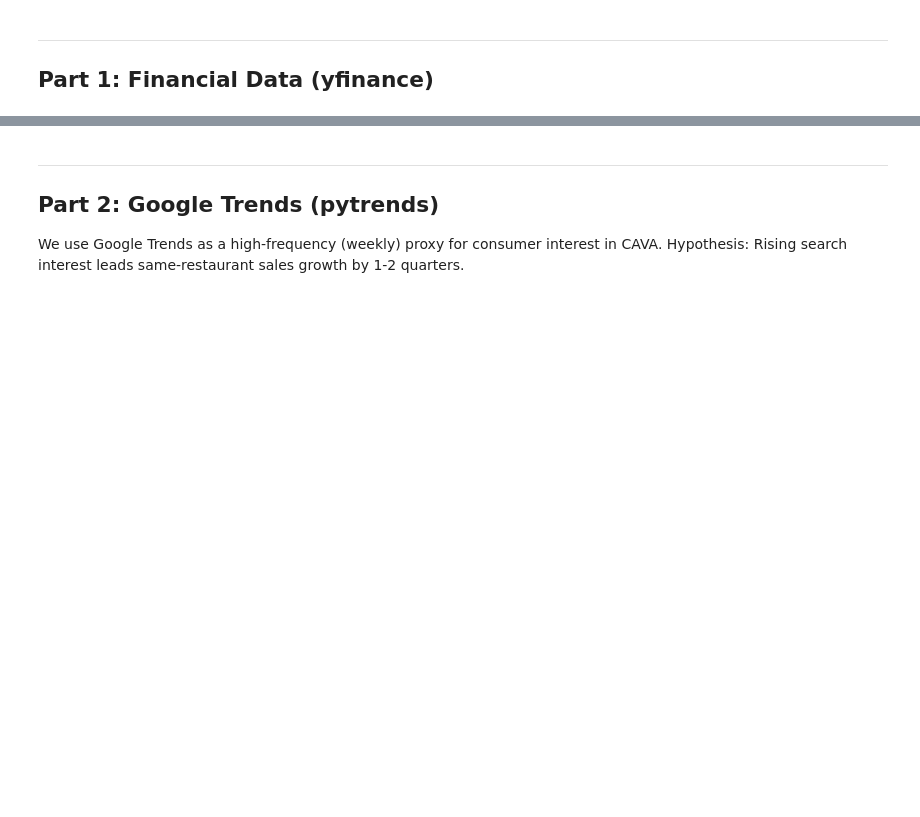
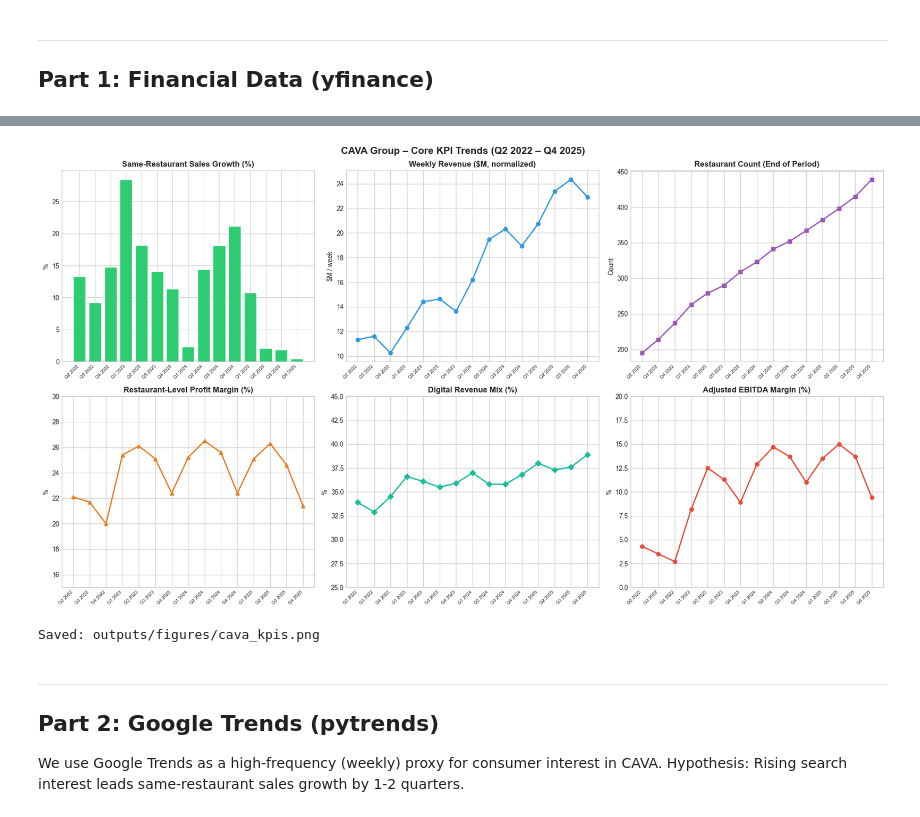
Before and after one commit to zhangsu0528/Cava_Investment_Analysis, a Jupyter notebook: data_preprocessing/00_data_collection.ipynb, the cells around one changed output, grey strips where cells are left out. Saved outputs shown, nothing was run; the diff lists cells and outputs as text; code cells hidden in the pictures; blank space fills up the shorter version.

Commit message:
complete CAVA investment analysis

```diff
--- a/data_preprocessing/00_data_collection.ipynb
+++ b/data_preprocessing/00_data_collection.ipynb
@@ -102,43 +168,75 @@ q_df
 # %%
-# --- 1C: Visualize core KPIs ---
-fig, axes = plt.subplots(2, 2, figsize=(14, 9))
-fig.suptitle('CAVA Group – Core KPI Trends', fontsize=15, fontweight='bold', y=1.01)
+BASE_DIR = '/Users/zhangsu/Cava_Investment_Analysis'
+FIGURES_DIR = os.path.join(BASE_DIR, 'outputs', 'figures')
+os.makedirs(FIGURES_DIR, exist_ok=True)
+
+# Visualize core KPIs
+fig, axes = plt.subplots(2, 3, figsize=(18, 10))
+fig.suptitle('CAVA Group – Core KPI Trends (Q2 2022 – Q4 2025)', fontsize=15, fontweight='bold')
+
+x = range(len(q_df))
+labels = q_df['quarter']
 
 # SSSG
 ax = axes[0, 0]
 colors = ['#e74c3c' if v < 0 else '#2ecc71' for v in q_df['sssg_pct']]
-ax.bar(q_df['quarter'], q_df['sssg_pct'], color=colors, edgecolor='white')
+ax.bar(x, q_df['sssg_pct'], color=colors, edgecolor='white')
 ax.axhline(0, color='black', linewidth=0.8)
 ax.set_title('Same-Restaurant Sales Growth (%)', fontweight='bold')
-ax.tick_params(axis='x', rotation=45)
+ax.set_xticks(x)
+ax.set_xticklabels(labels, rotation=45, ha='right', fontsize=7)
 ax.set_ylabel('%')
 
-# Revenue
+# Weekly Revenue (normalized)
 ax = axes[0, 1]
-ax.plot(q_df['quarter'], q_df['revenue_m'], marker='o', color='#3498db', linewidth=2)
-ax.set_title('Quarterly Revenue ($M)', fontweight='bold')
-ax.tick_params(axis='x', rotation=45)
-ax.set_ylabel('$M')
+ax.plot(x, q_df['weekly_revenue_m'], marker='o', color='#3498db', linewidth=2)
+ax.set_title('Weekly Revenue ($M, normalized)', fontweight='bold')
+ax.set_xticks(x)
+ax.set_xticklabels(labels, rotation=45, ha='right', fontsize=7)
+ax.set_ylabel('$M / week')
 
 # Restaurant Count
-ax = axes[1, 0]
-ax.plot(q_df['quarter'], q_df['restaurant_count'], marker='s', color='#9b59b6', linewidth=2)
+ax = axes[0, 2]
+ax.plot(x, q_df['restaurant_count'], marker='s', color='#9b59b6', linewidth=2)
 ax.set_title('Restaurant Count (End of Period)', fontweight='bold')
-ax.tick_params(axis='x', rotation=45)
+ax.set_xticks(x)
+ax.set_xticklabels(labels, rotation=45, ha='right', fontsize=7)
 ax.set_ylabel('Count')
 
 # Restaurant Margin
-ax = axes[1, 1]
-ax.plot(q_df['quarter'], q_df['restaurant_margin_pct'], marker='^', color='#e67e22', linewidth=2)
+ax = axes[1, 0]
+ax.plot(x, q_df['restaurant_margin_pct'], marker='^', color='#e67e22', linewidth=2)
 ax.set_title('Restaurant-Level Profit Margin (%)', fontweight='bold')
-ax.tick_params(axis='x', rotation=45)
+ax.set_xticks(x)
+ax.set_xticklabels(labels, rotation=45, ha='right', fontsize=7)
 ax.set_ylabel('%')
 ax.set_ylim(15, 30)
 
+# Digital Revenue Mix
+ax = axes[1, 1]
+ax.plot(x, q_df['digital_revenue_mix_pct'], marker='D', color='#1abc9c', linewidth=2)
+ax.set_title('Digital Revenue Mix (%)', fontweight='bold')
+ax.set_xticks(x)
+ax.set_xticklabels(labels, rotation=45, ha='right', fontsize=7)
+ax.set_ylabel('%')
+ax.set_ylim(25, 45)
+
+# Adj EBITDA Margin
+ax = axes[1, 2]
+ax.plot(x, q_df['adj_ebitda_margin_pct'], marker='o', color='#e74c3c', linewidth=2)
+ax.set_title('Adjusted EBITDA Margin (%)', fontweight='bold')
+ax.set_xticks(x)
+ax.set_xticklabels(labels, rotation=45, ha='right', fontsize=7)
+ax.set_ylabel('%')
+ax.set_ylim(0, 20)
+
 plt.tight_layout()
-plt.savefig('cava_kpis.png', dpi=150, bbox_inches='tight')
+plt.savefig(os.path.join(FIGURES_DIR, 'cava_kpis.png'), dpi=150, bbox_inches='tight')
 plt.show()
-print('Saved: cava_kpis.png')
+print('Saved: outputs/figures/cava_kpis.png')
+# %% [output]
+[figure, added]
+Saved: outputs/figures/cava_kpis.png
 # %% [markdown]
 ---
 ## Part 2: Google Trends (pytrends)
```
Also changed, not shown: parts of 19 cells of this notebook, 34 other files.
